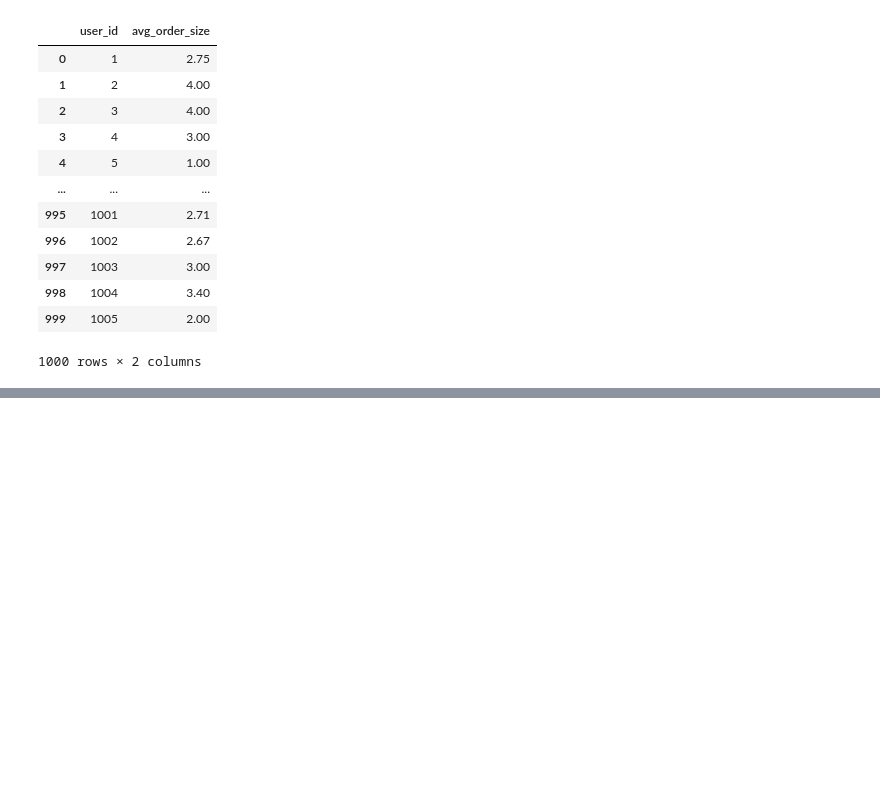
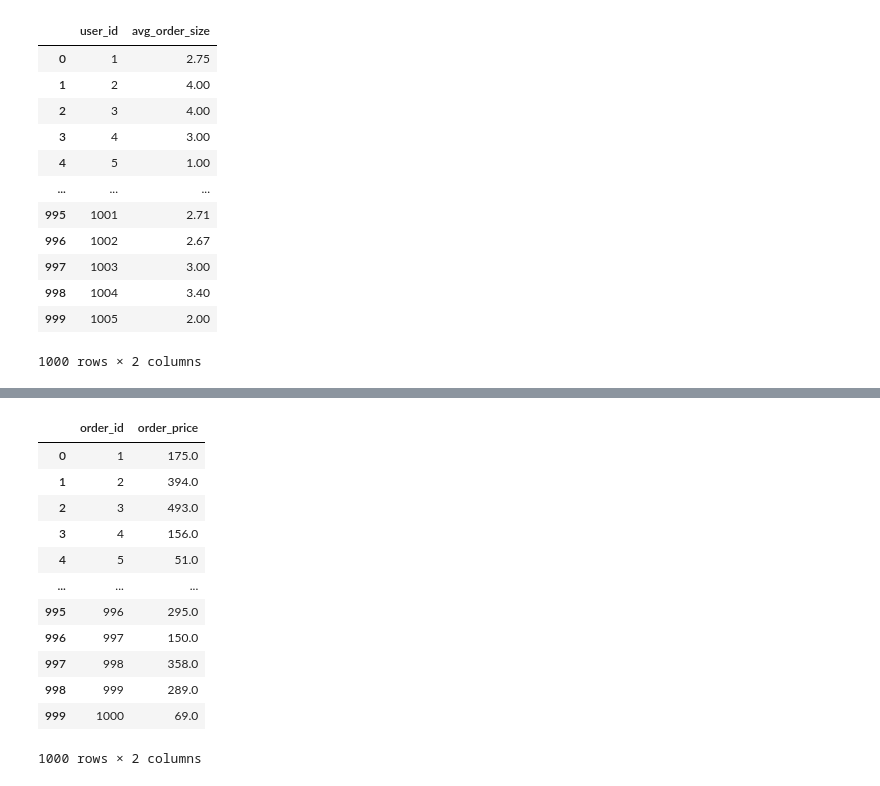
Before and after one commit to Aranaur/py4ds, a Jupyter notebook: sql_join.ipynb, the cells around one changed output, grey strips where cells are left out. Drawn from its saved outputs; the diff is of its cells as text; code cells hidden in the pictures; blank space fills up the shorter version.

```diff
--- a/sql_join.ipynb
+++ b/sql_join.ipynb
@@ -1257,0 +1363,49 @@ LIMIT 1000
+# %%
+#| code-fold: true
+#| code-summary: "Рішення"
+
+%%sql
+SELECT order_id,
+       sum(price) as order_price
+FROM   (SELECT order_id,
+               product_ids,
+               unnest(product_ids) as product_id
+        FROM   orders) t1
+    LEFT JOIN products using(product_id)
+GROUP BY order_id
+ORDER BY order_id limit 1000
+
+-- або
+-- with    unnest_id as (
+--             SELECT  order_id,
+--                     unnest(orders.product_ids) as product_id
+--             FROM   orders
+--         ),
+--         price_tbl as (
+--             SELECT  order_id,
+--                     product_id,
+--                     products.price
+--             FROM   unnest_id
+--             LEFT JOIN products using (product_id)
+--                       )
+
+-- SELECT  order_id,
+--         sum(price) as order_price
+-- FROM price_tbl
+-- GROUP BY order_id
+-- ORDER BY order_id
+-- LIMIT 1000
+# %% [output]
+|  | order_id | order_price |
+| 0 | 1 | 175.0 |
+| 1 | 2 | 394.0 |
+| 2 | 3 | 493.0 |
+| 3 | 4 | 156.0 |
+| 4 | 5 | 51.0 |
+| ... | ... | ... |
+| 995 | 996 | 295.0 |
+| 996 | 997 | 150.0 |
+| 997 | 998 | 358.0 |
+| 998 | 999 | 289.0 |
+| 999 | 1000 | 69.0 |
+1000 rows × 2 columns
```
Also changed, not shown: parts of 61 cells of this notebook, 2 other files.
